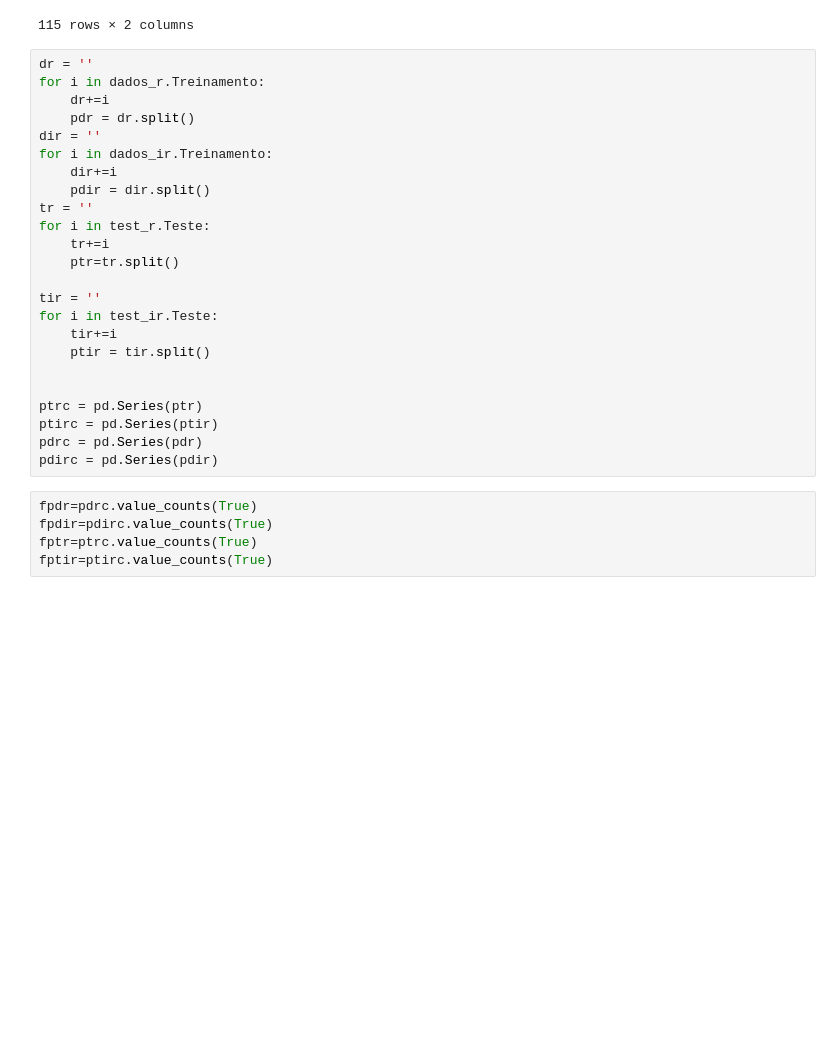
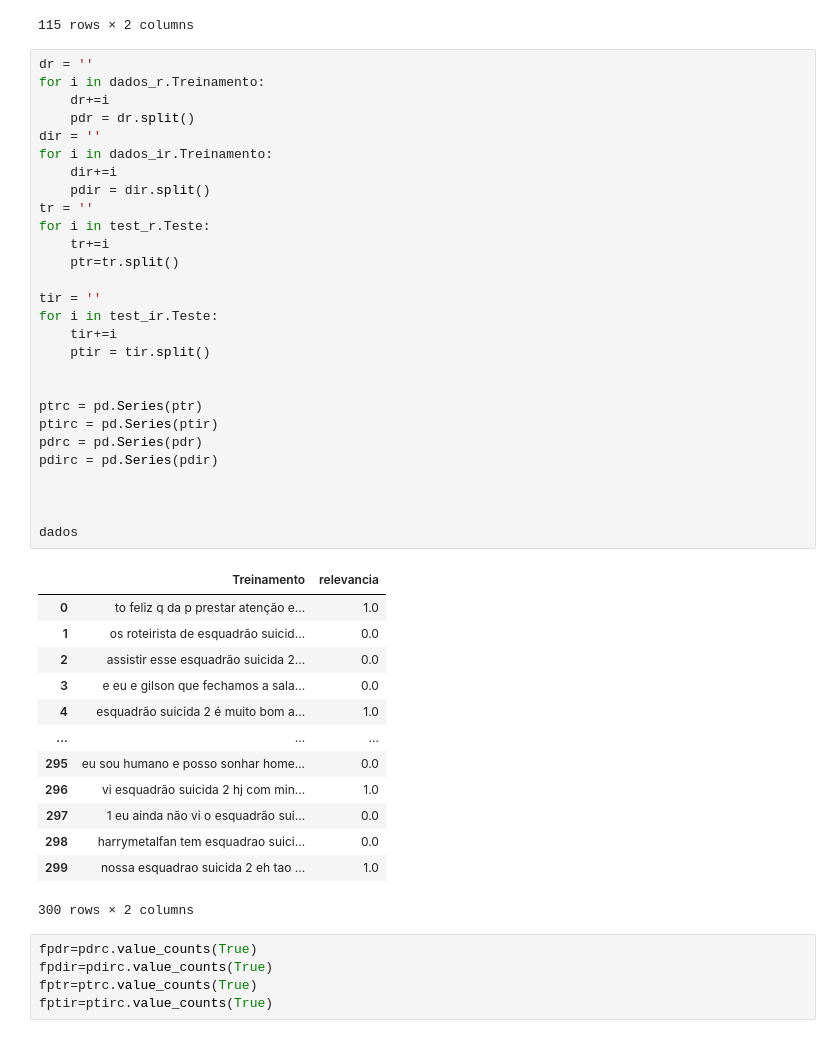
Before and after one commit to lucasgurgeln/Projeto-1-CDADOS, a Jupyter notebook: Projeto1_Layout_Classificador.ipynb, the cells around one changed output. Saved outputs shown, nothing was run; the diff lists cells and outputs as text; blank space fills up the shorter version.

```diff
--- a/Projeto1_Layout_Classificador.ipynb
+++ b/Projeto1_Layout_Classificador.ipynb
@@ -149,27 +149,45 @@ test_ir
 # %%
 dr = ''
 for i in dados_r.Treinamento:
     dr+=i
     pdr = dr.split()
 dir = ''
 for i in dados_ir.Treinamento:
     dir+=i
     pdir = dir.split()
 tr = ''
 for i in test_r.Teste:
     tr+=i
     ptr=tr.split()
 
 tir = ''
 for i in test_ir.Teste:
     tir+=i
     ptir = tir.split()
 
 
 ptrc = pd.Series(ptr)
 ptirc = pd.Series(ptir)
 pdrc = pd.Series(pdr)
 pdirc = pd.Series(pdir)
+
+
+
+dados
+# %% [output]
+|  | Treinamento | relevancia |
+| 0 | to feliz q da p prestar atenção e... | 1.0 |
+| 1 | os roteirista de esquadrão suicid... | 0.0 |
+| 2 | assistir esse esquadrão suicida 2... | 0.0 |
+| 3 | e eu e gilson que fechamos a sala... | 0.0 |
+| 4 | esquadrão suicida 2 é muito bom a... | 1.0 |
+| ... | ... | ... |
+| 295 | eu sou humano e posso sonhar home... | 0.0 |
+| 296 | vi esquadrão suicida 2 hj com min... | 1.0 |
+| 297 | 1 eu ainda não vi o esquadrão sui... | 0.0 |
+| 298 | harrymetalfan tem esquadrao suici... | 0.0 |
+| 299 | nossa esquadrao suicida 2 eh tao ... | 1.0 |
+300 rows × 2 columns
 # %%
 fpdr=pdrc.value_counts(True)
 fpdir=pdirc.value_counts(True)
```
Also changed, not shown: parts of 7 cells of this notebook.
